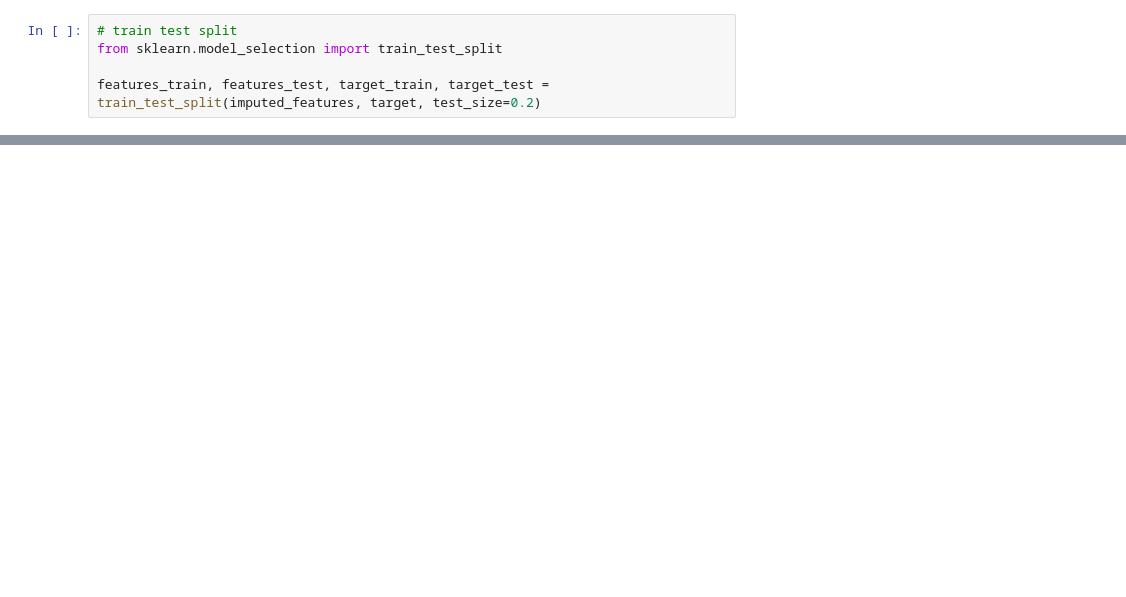
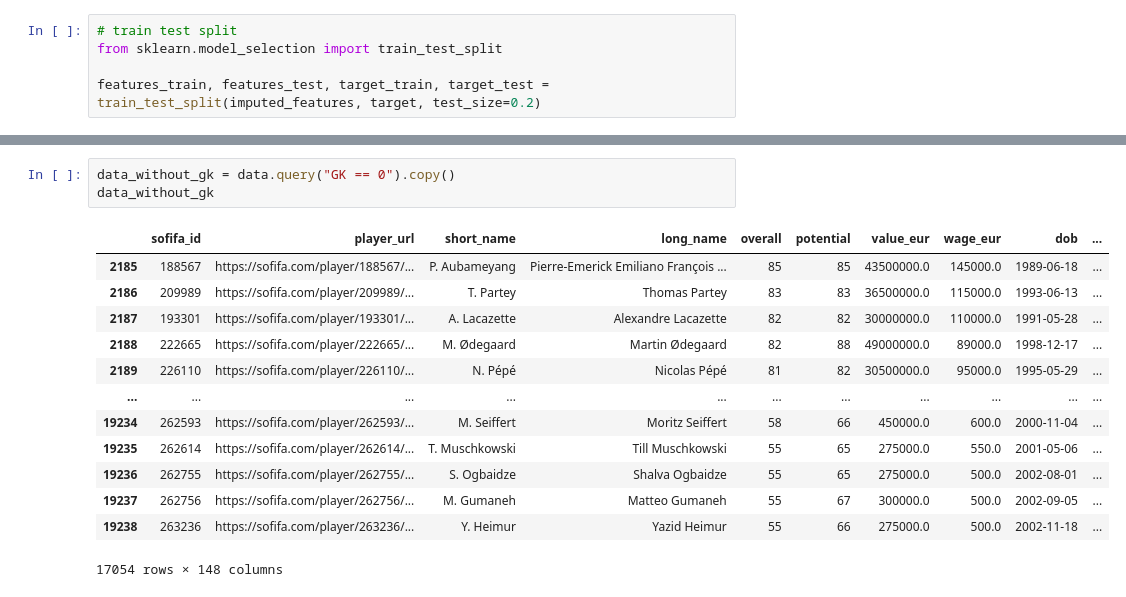
Before and after one commit to olucaslopes/fifa22-players-analysis, a Jupyter notebook: preprocessing/handling_missing_data.ipynb, the cells around one changed output, grey strips where cells are left out. Cells and saved outputs as stored; diff of their text form; blank space fills up the shorter version.

```diff
--- a/preprocessing/handling_missing_data.ipynb
+++ b/preprocessing/handling_missing_data.ipynb
@@ -216,0 +282,17 @@ data.loc[players_with_club_and_no_value.index]
+# %%
+data_without_gk = data.query("GK == 0").copy()
+data_without_gk
+# %% [output]
+|  | sofifa_id | player_url | short_name | long_name | overall | potential | value_eur | wage_eur | dob | ... |
+| 2185 | 188567 | https://sofifa.com/player/188567/... | P. Aubameyang | Pierre-Emerick Emiliano François ... | 85 | 85 | 43500000.0 | 145000.0 | 1989-06-18 | ... |
+| 2186 | 209989 | https://sofifa.com/player/209989/... | T. Partey | Thomas Partey | 83 | 83 | 36500000.0 | 115000.0 | 1993-06-13 | ... |
+| 2187 | 193301 | https://sofifa.com/player/193301/... | A. Lacazette | Alexandre Lacazette | 82 | 82 | 30000000.0 | 110000.0 | 1991-05-28 | ... |
+| 2188 | 222665 | https://sofifa.com/player/222665/... | M. Ødegaard | Martin Ødegaard | 82 | 88 | 49000000.0 | 89000.0 | 1998-12-17 | ... |
+| 2189 | 226110 | https://sofifa.com/player/226110/... | N. Pépé | Nicolas Pépé | 81 | 82 | 30500000.0 | 95000.0 | 1995-05-29 | ... |
+| ... | ... | ... | ... | ... | ... | ... | ... | ... | ... | ... |
+| 19234 | 262593 | https://sofifa.com/player/262593/... | M. Seiffert | Moritz Seiffert | 58 | 66 | 450000.0 | 600.0 | 2000-11-04 | ... |
+| 19235 | 262614 | https://sofifa.com/player/262614/... | T. Muschkowski | Till Muschkowski | 55 | 65 | 275000.0 | 550.0 | 2001-05-06 | ... |
+| 19236 | 262755 | https://sofifa.com/player/262755/... | S. Ogbaidze | Shalva Ogbaidze | 55 | 65 | 275000.0 | 500.0 | 2002-08-01 | ... |
+| 19237 | 262756 | https://sofifa.com/player/262756/... | M. Gumaneh | Matteo Gumaneh | 55 | 67 | 300000.0 | 500.0 | 2002-09-05 | ... |
+| 19238 | 263236 | https://sofifa.com/player/263236/... | Y. Heimur | Yazid Heimur | 55 | 66 | 275000.0 | 500.0 | 2002-11-18 | ... |
+17054 rows × 148 columns
```
Also changed, not shown: parts of 20 cells of this notebook.
